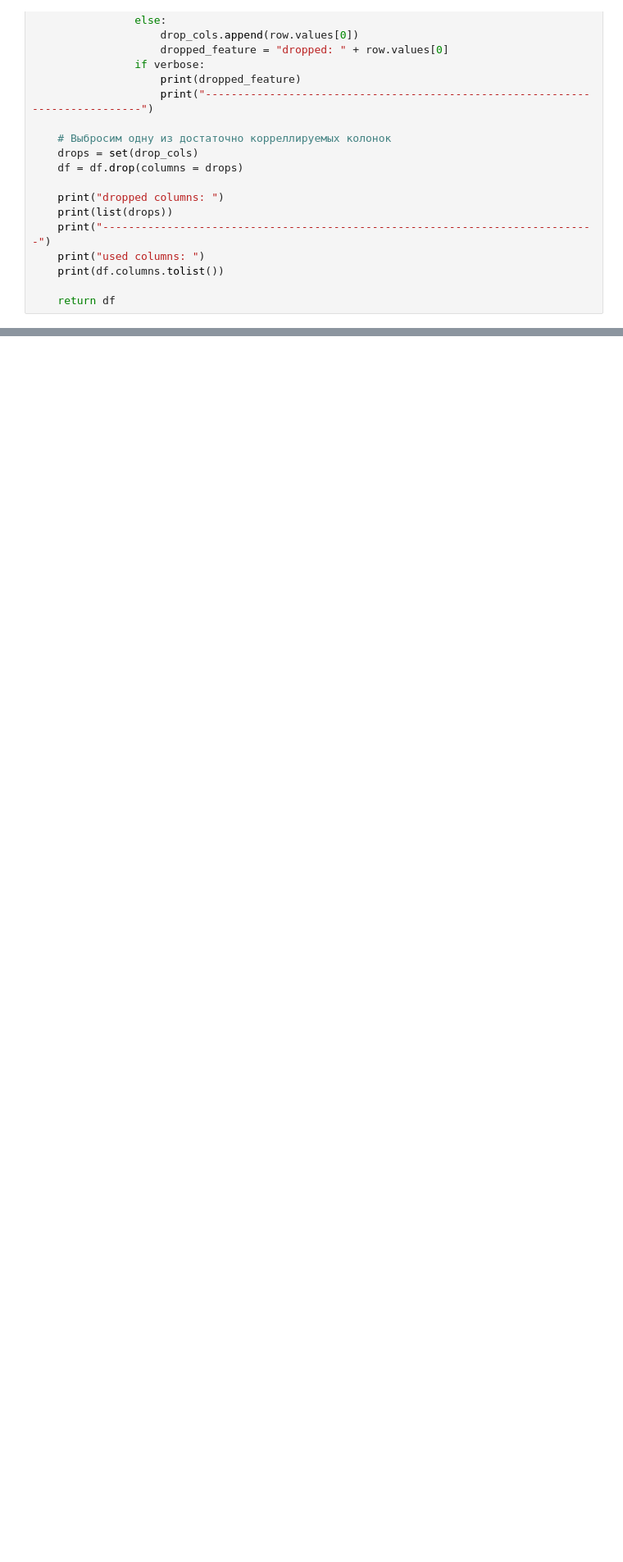
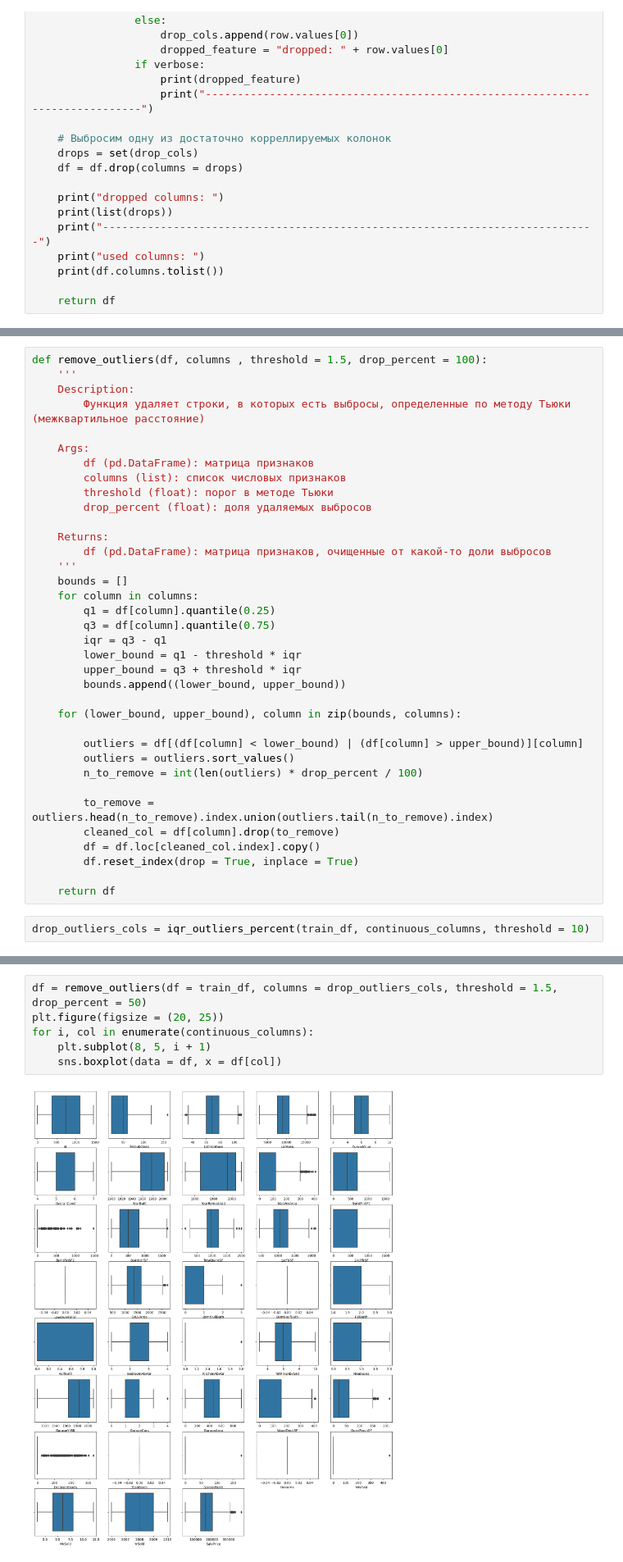
Before and after one commit to rybinsky/House-Price-Prediction, a Jupyter notebook: hpp.ipynb, the cells around one changed output, grey strips where cells are left out. Shown: that part at 82% size. Cells and saved outputs as stored; diff of their text form; blank space fills up the shorter version.

```diff
--- a/hpp.ipynb
+++ b/hpp.ipynb
@@ -308,0 +382,38 @@ def remove_collinear_features(df, threshold, verbose, target_var):
+# %%
+def remove_outliers(df, columns , threshold = 1.5, drop_percent = 100):
+    '''
+    Description:
+        Функция удаляет строки, в которых есть выбросы, определенные по методу Тьюки (межквартильное расстояние)
+
+    Args:
+        df (pd.DataFrame): матрица признаков
+        columns (list): список числовых признаков
+        threshold (float): порог в методе Тьюки
+        drop_percent (float): доля удаляемых выбросов
+
+    Returns:
+        df (pd.DataFrame): матрица признаков, очищенные от какой-то доли выбросов
+    '''
+    bounds = []
+    for column in columns:
+        q1 = df[column].quantile(0.25)
+        q3 = df[column].quantile(0.75)
+        iqr = q3 - q1
+        lower_bound = q1 - threshold * iqr
+        upper_bound = q3 + threshold * iqr
+        bounds.append((lower_bound, upper_bound))
+
+    for (lower_bound, upper_bound), column in zip(bounds, columns):
+
+        outliers = df[(df[column] < lower_bound) | (df[column] > upper_bound)][column]
+        outliers = outliers.sort_values()
+        n_to_remove = int(len(outliers) * drop_percent / 100)
+
+        to_remove = outliers.head(n_to_remove).index.union(outliers.tail(n_to_remove).index)
+        cleaned_col = df[column].drop(to_remove)
+        df = df.loc[cleaned_col.index].copy()
+        df.reset_index(drop = True, inplace = True)
+
+    return df
+# %%
+drop_outliers_cols = iqr_outliers_percent(train_df, continuous_columns, threshold = 10)
@@ -308,0 +438,8 @@ def remove_collinear_features(df, threshold, verbose, target_var):
+# %%
+df = remove_outliers(df = train_df, columns = drop_outliers_cols, threshold = 1.5, drop_percent = 50)
+plt.figure(figsize = (20, 25))
+for i, col in enumerate(continuous_columns):
+    plt.subplot(8, 5, i + 1)
+    sns.boxplot(data = df, x = df[col])
+# %% [output]
+[figure, added]
```
Also changed, not shown: parts of 10 cells of this notebook.
